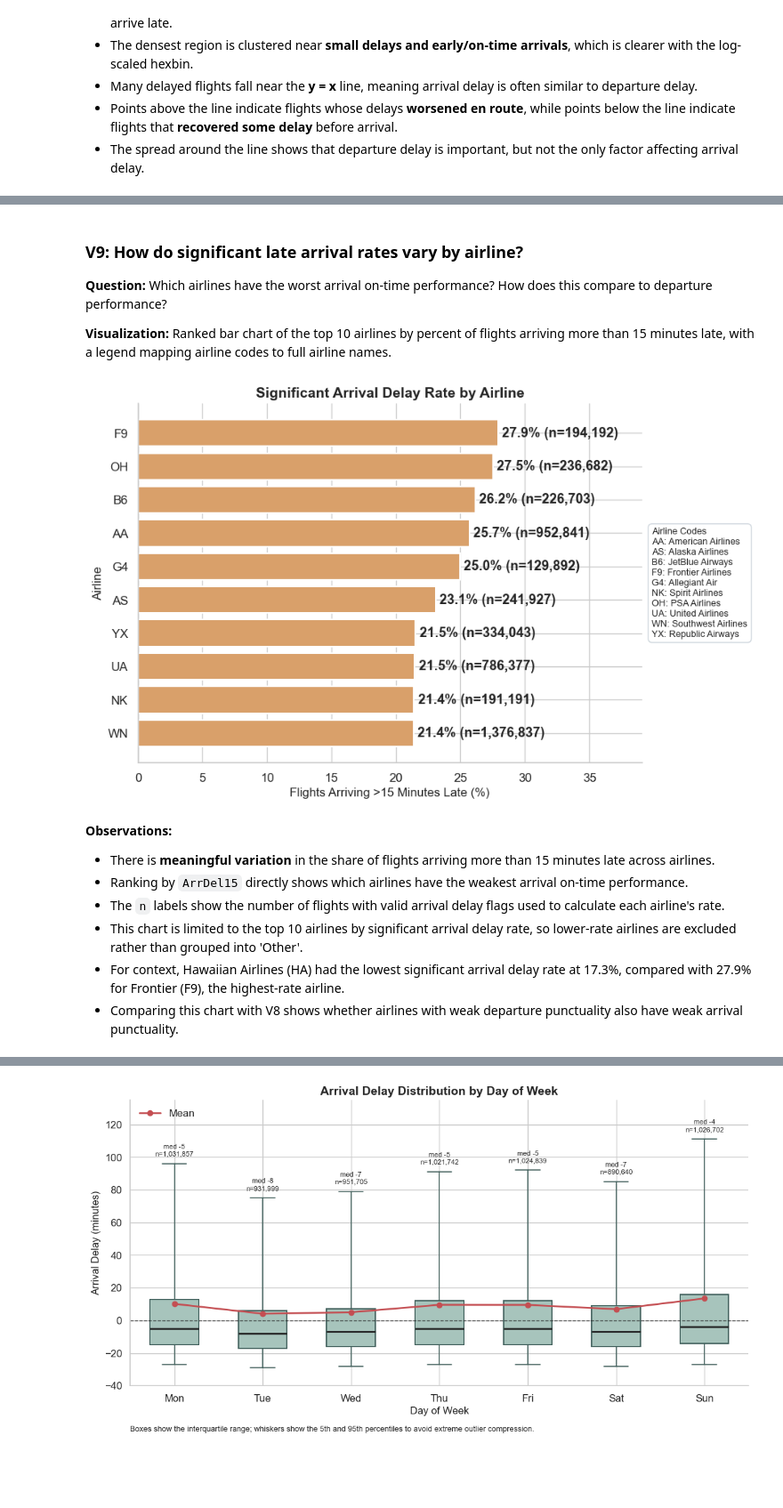
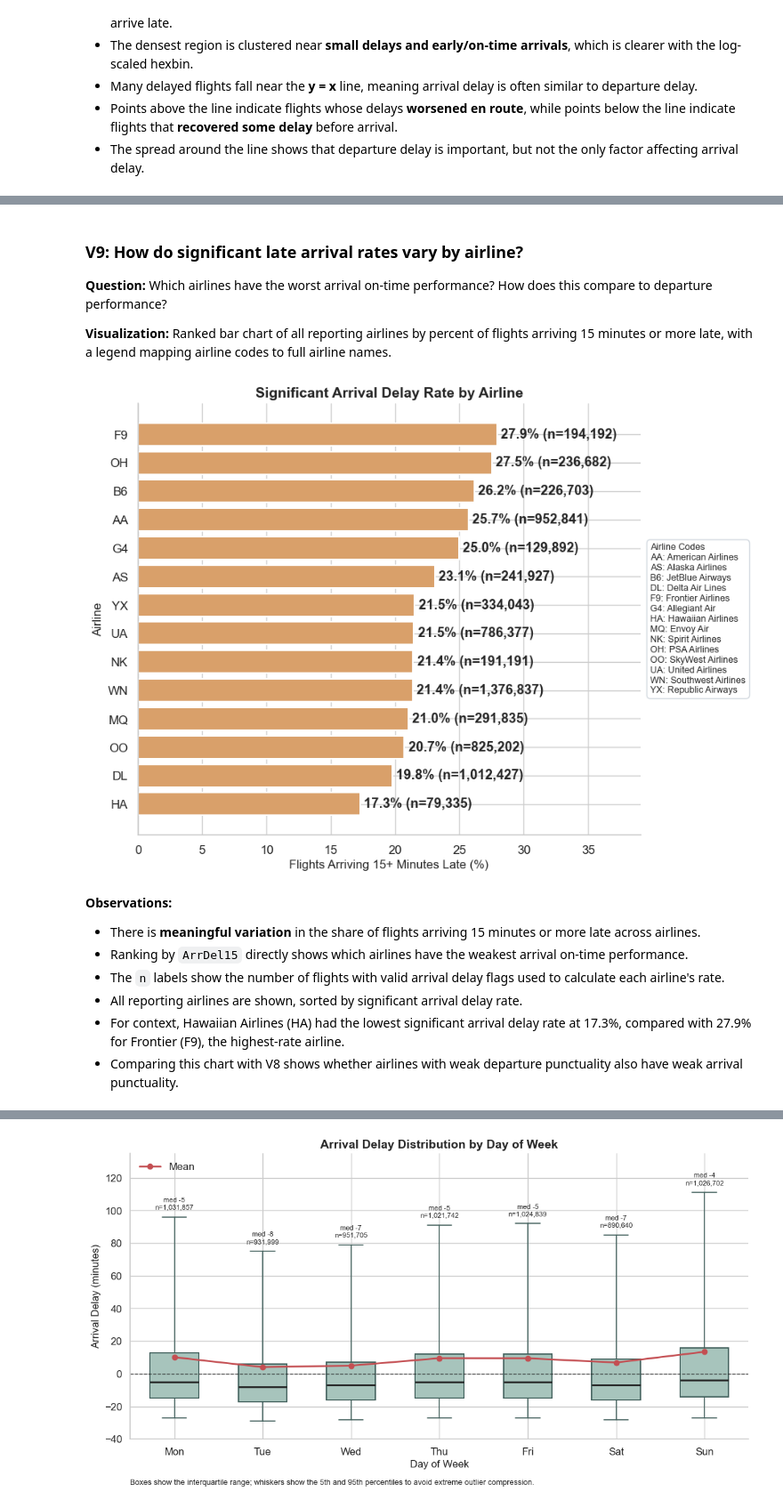
Before and after one commit to luisjfeliu/data-analysis-flight-delays-visuals, a Jupyter notebook: Part_I_exploration.ipynb, the cells around one changed output, grey strips where cells are left out. Shown at 89% size. Drawn from its saved outputs; the diff is of its cells as text; code cells hidden in the pictures; blank space fills up the shorter version.

```diff
--- a/Part_I_exploration.ipynb
+++ b/Part_I_exploration.ipynb
@@ -155,8 +156,8 @@ completed_mask = (~df['Cancelled'].astype(bool)) & (~df['Diverted'].astype(bool)
 df_active = df.loc[completed_mask].dropna(subset=analysis_cols).copy()
 dropped_completed = completed_mask.sum() - len(df_active)
 
-# IsDelayed: arrival delayed by more than 15 minutes (industry standard)
-df_active['IsDelayed'] = df_active['ArrDelay'] > 15
+# IsDelayed: official BTS arrival delay flag for 15 minutes or more.
+df_active['IsDelayed'] = df_active['ArrDel15'].eq(1)
 
 # DelayDelta: how much delay changes from departure to arrival
 # Positive = gets worse en route, Negative = recovers en route
@@ -498,12 +499,7 @@ dep_del15_by_airline = (
     .agg(delay_rate='mean', flights='count')
 )
 dep_del15_by_airline['delay_rate'] = dep_del15_by_airline['delay_rate'] * 100
-dep_del15_by_airline = (
-    dep_del15_by_airline
-    .sort_values('delay_rate', ascending=False)
-    .head(10)
-    .sort_values('delay_rate', ascending=True)
-)
+dep_del15_by_airline = dep_del15_by_airline.sort_values('delay_rate', ascending=True)
 
 airline_names = {
     '9E': 'Endeavor Air',
@@ -525,7 +521,7 @@ airline_names = {
     'YX': 'Republic Airways'
 }
 
-fig, ax = plt.subplots(figsize=(12, 6))
+fig, ax = plt.subplots(figsize=(12, 7))
 bars = ax.barh(
     dep_del15_by_airline.index,
     dep_del15_by_airline['delay_rate'],
@@ -548,7 +544,7 @@ for bar, pct, flights in zip(
     )
 
 ax.set_title('Significant Departure Delay Rate by Airline', fontsize=14, fontweight='bold')
-ax.set_xlabel('Flights Departing >15 Minutes Late (%)', fontsize=12)
+ax.set_xlabel('Flights Departing 15+ Minutes Late (%)', fontsize=12)
 ax.set_ylabel('Airline', fontsize=12)
 ax.set_xlim(0, dep_del15_by_airline['delay_rate'].max() * 1.4)
 
@@ -583,7 +579,7 @@ plt.tight_layout(rect=[0, 0, 0.78, 1])
 
 **Question:** Which airlines have the worst arrival on-time performance? How does this compare to departure performance?
 
-**Visualization:** Ranked bar chart of the top 10 airlines by percent of flights arriving more than 15 minutes late, with a legend mapping airline codes to full airline names.
+**Visualization:** Ranked bar chart of all reporting airlines by percent of flights arriving 15 minutes or more late, with a legend mapping airline codes to full airline names.
 # %%
 arr_del15_by_airline = (
     df_active.dropna(subset=['ArrDel15'])
@@ -591,14 +587,9 @@ arr_del15_by_airline = (
     .agg(delay_rate='mean', flights='count')
 )
 arr_del15_by_airline['delay_rate'] = arr_del15_by_airline['delay_rate'] * 100
-arr_del15_by_airline = (
-    arr_del15_by_airline
-    .sort_values('delay_rate', ascending=False)
-    .head(10)
-    .sort_values('delay_rate', ascending=True)
-)
+arr_del15_by_airline = arr_del15_by_airline.sort_values('delay_rate', ascending=True)
 
-fig, ax = plt.subplots(figsize=(12, 6))
+fig, ax = plt.subplots(figsize=(12, 7))
 bars = ax.barh(
     arr_del15_by_airline.index,
     arr_del15_by_airline['delay_rate'],
@@ -614,40 +605,40 @@ for bar, pct, flights in zip(
 ):
     ax.text(
         bar.get_width() + 0.3,
         bar.get_y() + bar.get_height() / 2,
         f'{pct:.1f}% (n={flights:,.0f})',
         va='center',
         fontweight='bold'
     )
 
 ax.set_title('Significant Arrival Delay Rate by Airline', fontsize=14, fontweight='bold')
-ax.set_xlabel('Flights Arriving >15 Minutes Late (%)', fontsize=12)
+ax.set_xlabel('Flights Arriving 15+ Minutes Late (%)', fontsize=12)
 ax.set_ylabel('Airline', fontsize=12)
 ax.set_xlim(0, arr_del15_by_airline['delay_rate'].max() * 1.4)
 
 legend_text = 'Airline Codes\n' + '\n'.join(
     f'{code}: {airline_names.get(code, code)}'
     for code in sorted(arr_del15_by_airline.index)
 )
 ax.text(
     1.02,
     0.5,
     legend_text,
     transform=ax.transAxes,
     va='center',
     ha='left',
     fontsize=9,
     bbox=dict(boxstyle='round,pad=0.4', facecolor='white', edgecolor='#D0D7DE')
 )
 
 plt.tight_layout(rect=[0, 0, 0.78, 1])
 # %% [output]
-[figure, old version]
+[figure, new version]
 # %% [markdown]
 **Observations:**
-- There is **meaningful variation** in the share of flights arriving more than 15 minutes late across airlines.
+- There is **meaningful variation** in the share of flights arriving 15 minutes or more late across airlines.
 - Ranking by `ArrDel15` directly shows which airlines have the weakest arrival on-time performance.
 - The `n` labels show the number of flights with valid arrival delay flags used to calculate each airline's rate.
-- This chart is limited to the top 10 airlines by significant arrival delay rate, so lower-rate airlines are excluded rather than grouped into 'Other'.
+- All reporting airlines are shown, sorted by significant arrival delay rate.
 - For context, Hawaiian Airlines (HA) had the lowest significant arrival delay rate at 17.3%, compared with 27.9% for Frontier (F9), the highest-rate airline.
 - Comparing this chart with V8 shows whether airlines with weak departure punctuality also have weak arrival punctuality.
```
Also changed, not shown: parts of 26 cells of this notebook, 2 other files.
